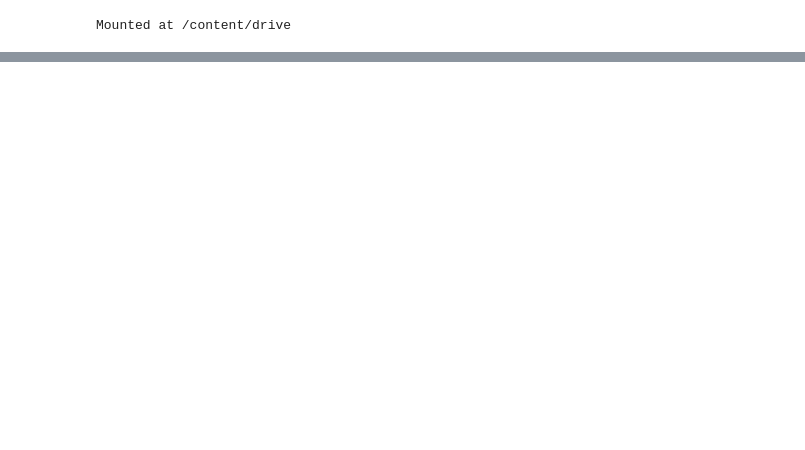
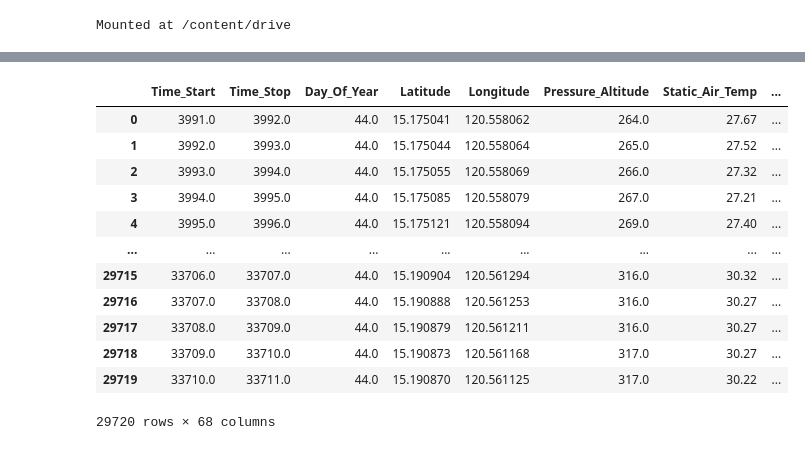
Before and after one commit to ktravis213/AirborneDataTools, a Jupyter notebook: AirborneDataTutorial.ipynb, the cells around one changed output, grey strips where cells are left out. Drawn from its saved outputs; the diff is of its cells as text; code cells hidden in the pictures; blank space fills up the shorter version.

```diff
--- a/AirborneDataTutorial.ipynb
+++ b/AirborneDataTutorial.ipynb
@@ -49,21 +34,23 @@ os.listdir('/content/drive/MyDrive/ASIA-AQDC8/')
 # %%
 # Lets look at PM2.5 along the flight track in the Philippines on 2/13th.  We need the PM2.5 data from one of the instruments and the aircraft position data.
-f1='/content/drive/MyDrive/ASIA-AQDC8/ASIAAQ-AMS_DC8_20240213_RA.ict'
-f2='/content/drive/MyDrive/ASIA-AQDC8/ASIAAQ-LARGE-SP2_DC8_20240213_RA.ict'
-f3='/content/drive/MyDrive/ASIA-AQDC8/ASIAAQ-MetNav_DC8_20240213_RA.ict'
+f1='/content/drive/MyDrive/ASIA-AQDC8/asiaaq-mrg1_dc8_20240213_RA_20240422T155951.ict'
 
-# Read in AMS data (SO4, NO3, NH4, OA)
+# Read in the merge file for 2/13 that I made with the AMS and SP2 data
 ict = icartt.Dataset(f1)
-ams = ict.data[:]# get data out of dataset
-ams = pd.DataFrame(ams)# make into a Pandas dataframe for easy manipulation
-
-# Read in SP2 data (BC)
-ict = icartt.Dataset(f2)
-sp2 = ict.data[:]
-sp2 = pd.DataFrame(sp2)
-sp2['Time_Start'] = sp2['Time_Mid'] # Give the sp2 data a Time_Start variable for easy merging
-
-# Read in position data (lon, lat, alt, etc)
-ict = icartt.Dataset(f3)
-mms= ict.data[:]
-mms= pd.DataFrame(mms)
+aircraft = ict.data[:]# get data out of dataset
+aircraft = pd.DataFrame(aircraft)# make into a Pandas dataframe for easy manipulation
+aircraft
+# %% [output]
+|  | Time_Start | Time_Stop | Day_Of_Year | Latitude | Longitude | Pressure_Altitude | Static_Air_Temp | ... |
+| 0 | 3991.0 | 3992.0 | 44.0 | 15.175041 | 120.558062 | 264.0 | 27.67 | ... |
+| 1 | 3992.0 | 3993.0 | 44.0 | 15.175044 | 120.558064 | 265.0 | 27.52 | ... |
+| 2 | 3993.0 | 3994.0 | 44.0 | 15.175055 | 120.558069 | 266.0 | 27.32 | ... |
+| 3 | 3994.0 | 3995.0 | 44.0 | 15.175085 | 120.558079 | 267.0 | 27.21 | ... |
+| 4 | 3995.0 | 3996.0 | 44.0 | 15.175121 | 120.558094 | 269.0 | 27.40 | ... |
+| ... | ... | ... | ... | ... | ... | ... | ... | ... |
+| 29715 | 33706.0 | 33707.0 | 44.0 | 15.190904 | 120.561294 | 316.0 | 30.32 | ... |
+| 29716 | 33707.0 | 33708.0 | 44.0 | 15.190888 | 120.561253 | 316.0 | 30.27 | ... |
+| 29717 | 33708.0 | 33709.0 | 44.0 | 15.190879 | 120.561211 | 316.0 | 30.27 | ... |
+| 29718 | 33709.0 | 33710.0 | 44.0 | 15.190873 | 120.561168 | 317.0 | 30.27 | ... |
+| 29719 | 33710.0 | 33711.0 | 44.0 | 15.190870 | 120.561125 | 317.0 | 30.22 | ... |
+29720 rows × 68 columns
```
Also changed, not shown: parts of 9 cells of this notebook.
